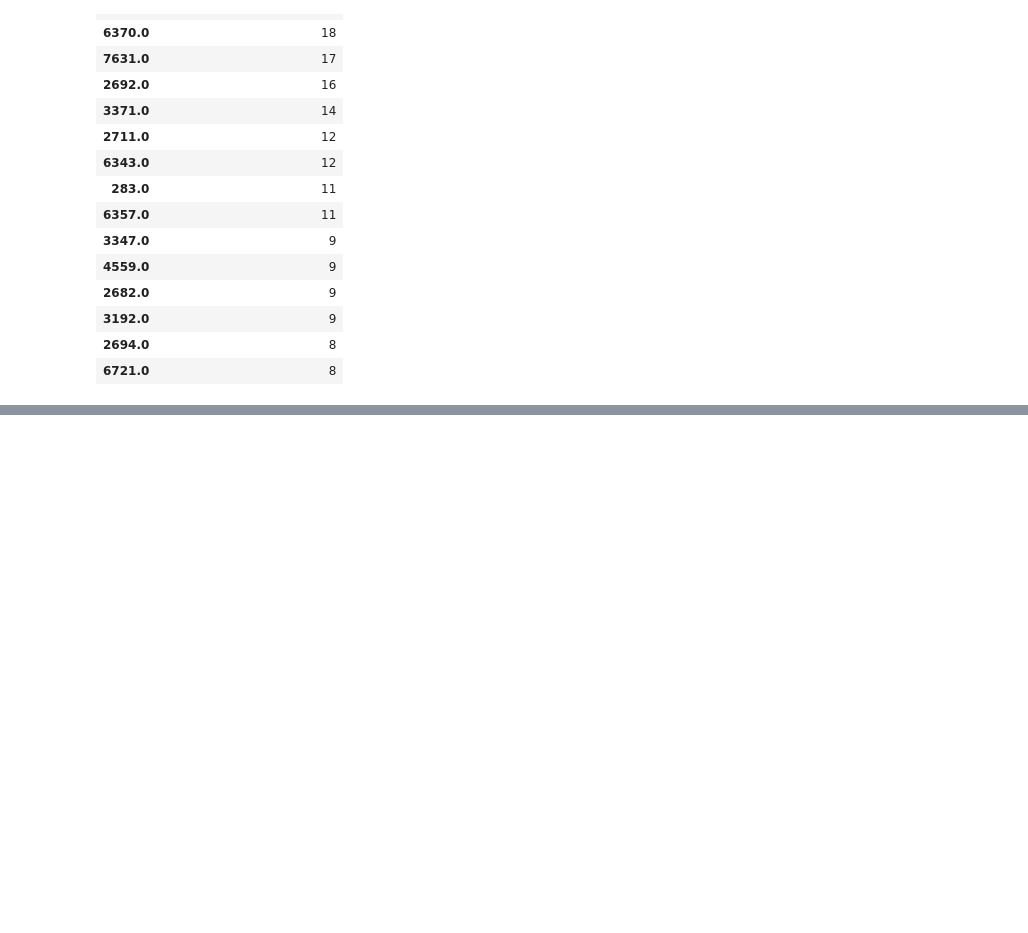
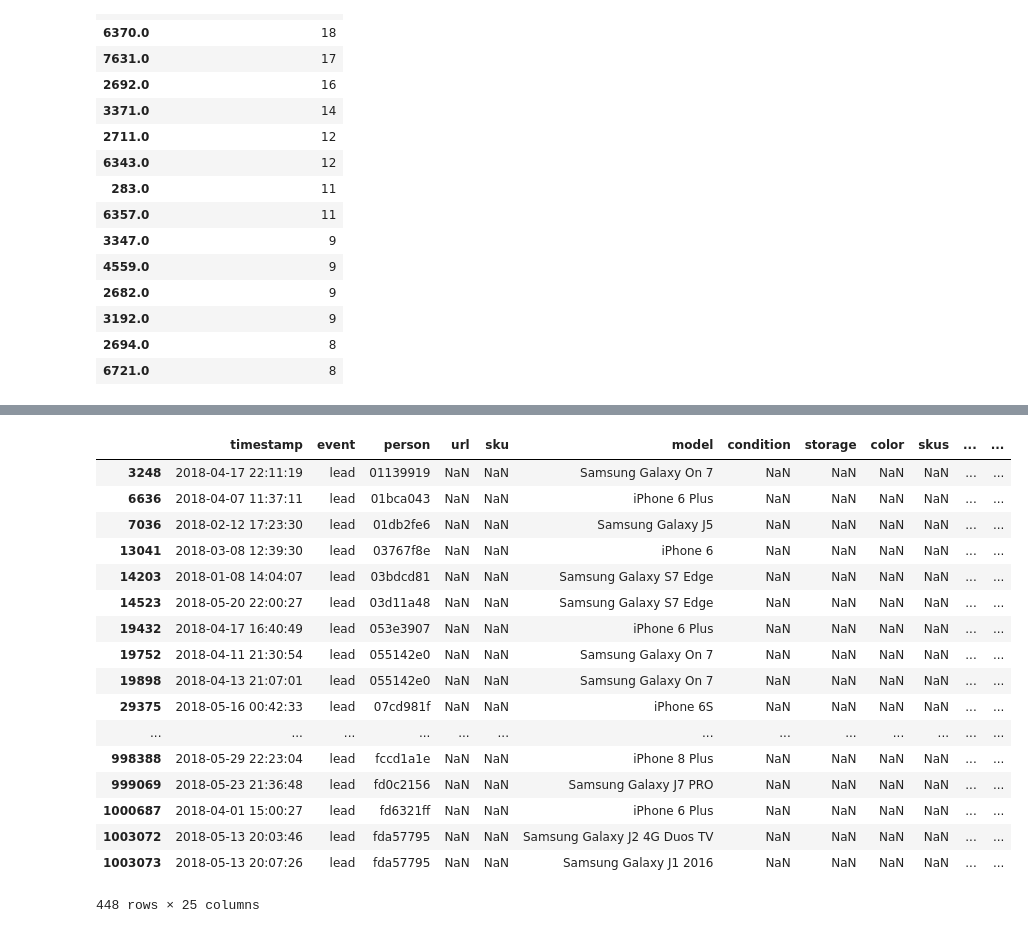
Before and after one commit to EugeniaFranchi/TP-Datos, a Jupyter notebook: TpDatos.ipynb, the cells around one changed output, grey strips where cells are left out. Cells and saved outputs as stored; diff of their text form; code cells hidden in the pictures; blank space fills up the shorter version.

```diff
--- a/TpDatos.ipynb
+++ b/TpDatos.ipynb
@@ -478,0 +561,21 @@ conv_sku.head(15)
+# %%
+dataframe[dataframe['event']=='lead']
+# %% [output]
+|  | timestamp | event | person | url | sku | model | condition | storage | color | skus | ... | ... |
+| 3248 | 2018-04-17 22:11:19 | lead | 01139919 | NaN | NaN | Samsung Galaxy On 7 | NaN | NaN | NaN | NaN | ... | ... |
+| 6636 | 2018-04-07 11:37:11 | lead | 01bca043 | NaN | NaN | iPhone 6 Plus | NaN | NaN | NaN | NaN | ... | ... |
+| 7036 | 2018-02-12 17:23:30 | lead | 01db2fe6 | NaN | NaN | Samsung Galaxy J5 | NaN | NaN | NaN | NaN | ... | ... |
+| 13041 | 2018-03-08 12:39:30 | lead | 03767f8e | NaN | NaN | iPhone 6 | NaN | NaN | NaN | NaN | ... | ... |
+| 14203 | 2018-01-08 14:04:07 | lead | 03bdcd81 | NaN | NaN | Samsung Galaxy S7 Edge | NaN | NaN | NaN | NaN | ... | ... |
+| 14523 | 2018-05-20 22:00:27 | lead | 03d11a48 | NaN | NaN | Samsung Galaxy S7 Edge | NaN | NaN | NaN | NaN | ... | ... |
+| 19432 | 2018-04-17 16:40:49 | lead | 053e3907 | NaN | NaN | iPhone 6 Plus | NaN | NaN | NaN | NaN | ... | ... |
+| 19752 | 2018-04-11 21:30:54 | lead | 055142e0 | NaN | NaN | Samsung Galaxy On 7 | NaN | NaN | NaN | NaN | ... | ... |
+| 19898 | 2018-04-13 21:07:01 | lead | 055142e0 | NaN | NaN | Samsung Galaxy On 7 | NaN | NaN | NaN | NaN | ... | ... |
+| 29375 | 2018-05-16 00:42:33 | lead | 07cd981f | NaN | NaN | iPhone 6S | NaN | NaN | NaN | NaN | ... | ... |
+| ... | ... | ... | ... | ... | ... | ... | ... | ... | ... | ... | ... | ... |
+| 998388 | 2018-05-29 22:23:04 | lead | fccd1a1e | NaN | NaN | iPhone 8 Plus | NaN | NaN | NaN | NaN | ... | ... |
+| 999069 | 2018-05-23 21:36:48 | lead | fd0c2156 | NaN | NaN | Samsung Galaxy J7 PRO | NaN | NaN | NaN | NaN | ... | ... |
+| 1000687 | 2018-04-01 15:00:27 | lead | fd6321ff | NaN | NaN | iPhone 6 Plus | NaN | NaN | NaN | NaN | ... | ... |
+| 1003072 | 2018-05-13 20:03:46 | lead | fda57795 | NaN | NaN | Samsung Galaxy J2 4G Duos TV | NaN | NaN | NaN | NaN | ... | ... |
+| 1003073 | 2018-05-13 20:07:26 | lead | fda57795 | NaN | NaN | Samsung Galaxy J1 2016 | NaN | NaN | NaN | NaN | ... | ... |
+448 rows × 25 columns
```
Also changed, not shown: parts of 6 cells of this notebook.
